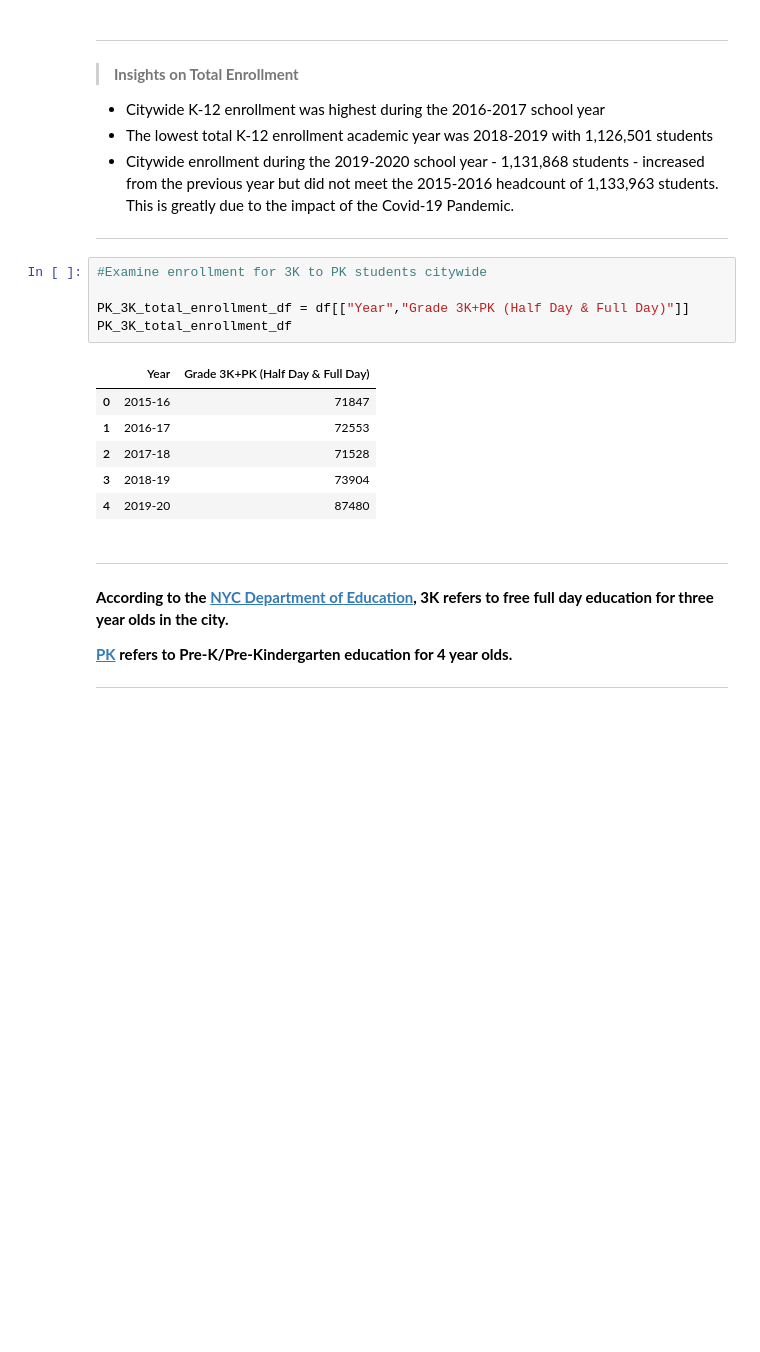
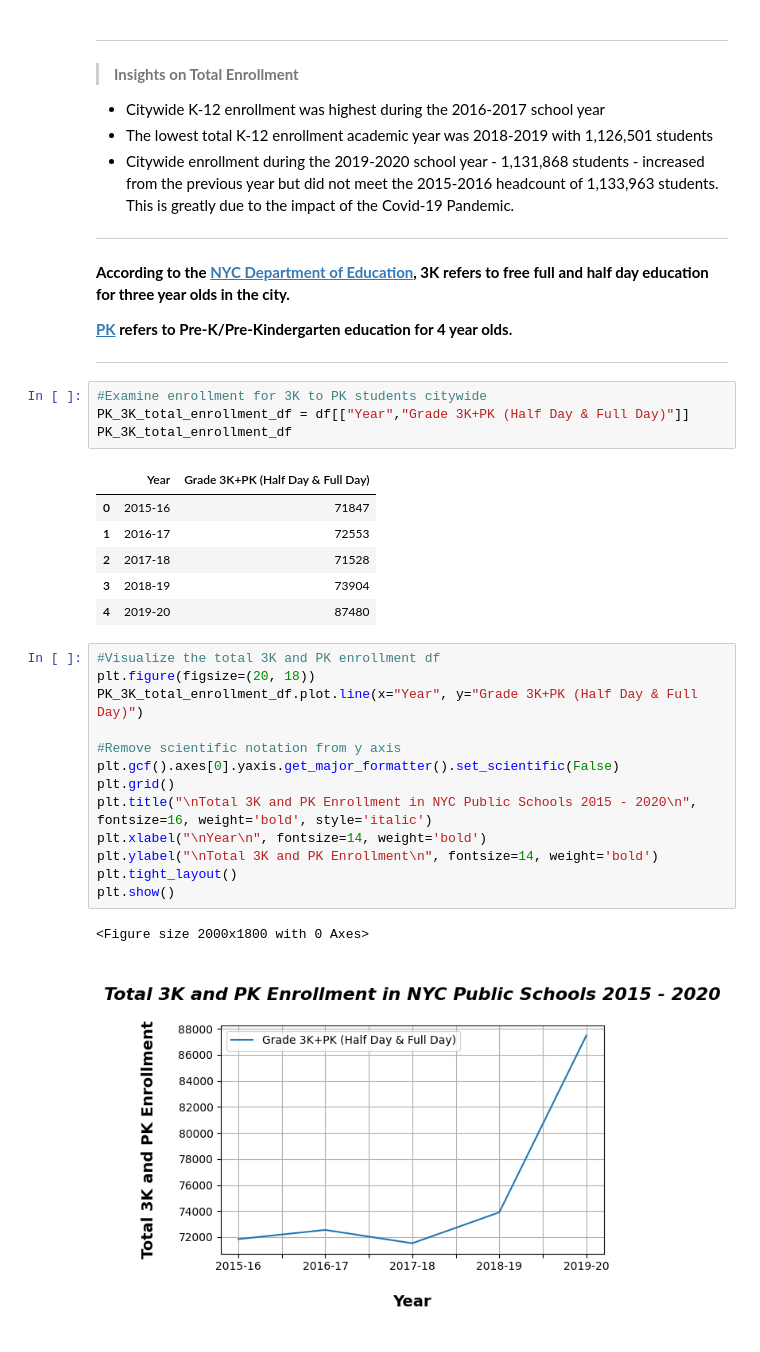
Before and after one commit to thetechleila/NYC-Public-Schools-EDA-Pre-and-Post-Pandemic, a Jupyter notebook: code/EDA_Demographics.ipynb, the cells around one changed output. Drawn from its saved outputs; the diff is of its cells as text; blank space fills up the shorter version.

```diff
--- a/code/EDA_Demographics.ipynb
+++ b/code/EDA_Demographics.ipynb
@@ -139,9 +139,13 @@ ___
 - Citywide enrollment during the 2019-2020 school year - 1,131,868 students - increased from the previous year but did not meet the 2015-2016 headcount of 1,133,963 students. This is greatly due to the impact of the Covid-19 Pandemic.
 
 ___
+# %% [markdown]
+**According to the [NYC Department of Education](https://teachnyc.net/want-to-be-teacher/early-childhood-education/all-about), 3K refers to free full and half day education for three year olds in the city.**
+
+**[PK](https://www.schools.nyc.gov/enrollment/enroll-grade-by-grade/pre-k) refers to Pre-K/Pre-Kindergarten education for 4 year olds.**
+___
 # %%
 #Examine enrollment for 3K to PK students citywide
-
 PK_3K_total_enrollment_df = df[["Year","Grade 3K+PK (Half Day & Full Day)"]]
 PK_3K_total_enrollment_df
 # %% [output]
@@ -151,9 +155,19 @@ PK_3K_total_enrollment_df
 | 2 | 2017-18 | 71528 |
 | 3 | 2018-19 | 73904 |
 | 4 | 2019-20 | 87480 |
-# %% [markdown]
-___
-**According to the [NYC Department of Education](https://teachnyc.net/want-to-be-teacher/early-childhood-education/all-about), 3K refers to free full day education for three year olds in the city.**
-
-**[PK](https://www.schools.nyc.gov/enrollment/enroll-grade-by-grade/pre-k) refers to Pre-K/Pre-Kindergarten education for 4 year olds.**
-___
+# %%
+#Visualize the total 3K and PK enrollment df
+plt.figure(figsize=(20, 18))
+PK_3K_total_enrollment_df.plot.line(x="Year", y="Grade 3K+PK (Half Day & Full Day)")
+
+#Remove scientific notation from y axis
+plt.gcf().axes[0].yaxis.get_major_formatter().set_scientific(False)
+plt.grid()
+plt.title("\nTotal 3K and PK Enrollment in NYC Public Schools 2015 - 2020\n", fontsize=16, weight='bold', style='italic')
+plt.xlabel("\nYear\n", fontsize=14, weight='bold')
+plt.ylabel("\nTotal 3K and PK Enrollment\n", fontsize=14, weight='bold')
+plt.tight_layout()
+plt.show()
+# %% [output]
+<Figure size 2000x1800 with 0 Axes>
+[figure, added]
```
Also changed, not shown: parts of 1 cell of this notebook.
